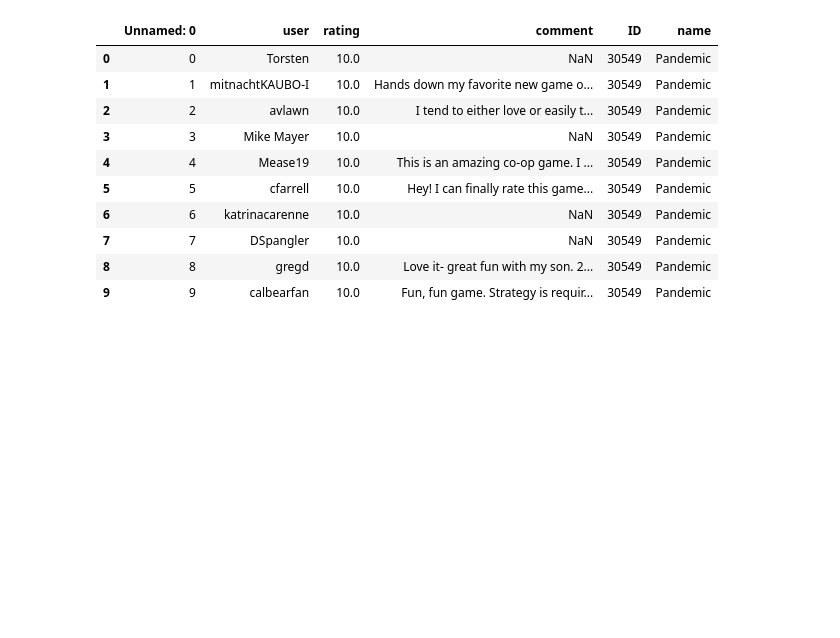
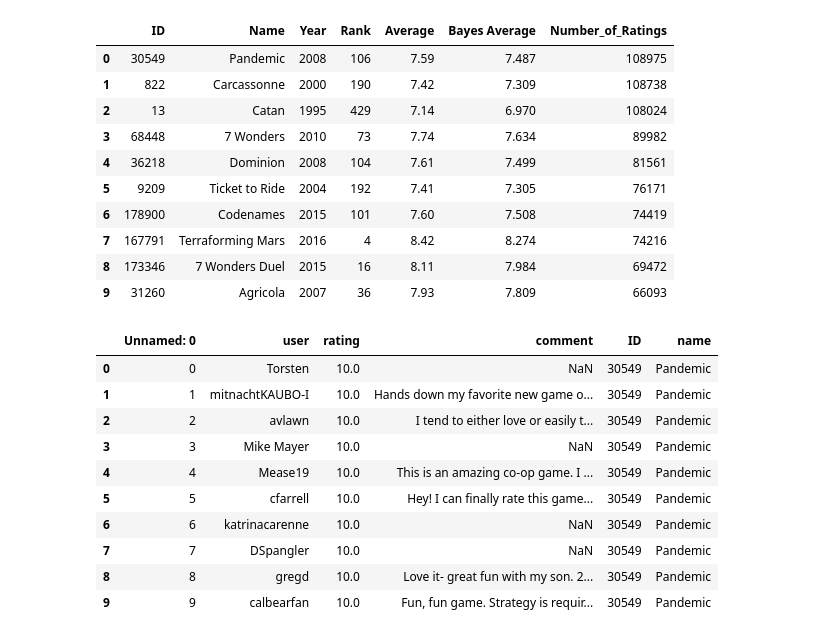
Before and after one commit to NeriDSE/Neri_PythonProject_DSE, a Jupyter notebook: Source/notebook_to_test.ipynb, the cells around one changed output. Saved outputs shown, nothing was run; the diff lists cells and outputs as text; code cells hidden in the pictures; blank space fills up the shorter version.

```diff
--- a/Source/notebook_to_test.ipynb
+++ b/Source/notebook_to_test.ipynb
@@ -27,12 +27,24 @@ dataset.head(10)
 | 8 | 15 | 173346 | 7 Wonders Duel | 2015 | 16 | 8.11 | 7.984 | 69472 | /boardgame/173346/7-wonders-duel | ... |
 | 9 | 35 | 31260 | Agricola | 2007 | 36 | 7.93 | 7.809 | 66093 | /boardgame/31260/agricola | ... |
 # %%
-clean_data  = dataset.drop(["URL", "Thumbnail", "Unnamed: 0"], axis = 1)
-clean_data = clean_data.rename(columns = {"Bayes average": "Bayes Average", "Users rated" : "Number_of_Ratings"})
+clean_rank_data  = dataset.drop(["URL", "Thumbnail", "Unnamed: 0"], axis = 1)
+clean_rank_data = clean_rank_data.rename(columns = {"Bayes average": "Bayes Average", "Users rated" : "Number_of_Ratings"})
 
 # Cleaned the data: took out the Bayes average, URL and thumbnail columns
 
-clean_data.head(10)
+clean_rank_data.head(10)
+# %% [output]
+|  | ID | Name | Year | Rank | Average | Bayes Average | Number_of_Ratings |
+| 0 | 30549 | Pandemic | 2008 | 106 | 7.59 | 7.487 | 108975 |
+| 1 | 822 | Carcassonne | 2000 | 190 | 7.42 | 7.309 | 108738 |
+| 2 | 13 | Catan | 1995 | 429 | 7.14 | 6.970 | 108024 |
+| 3 | 68448 | 7 Wonders | 2010 | 73 | 7.74 | 7.634 | 89982 |
+| 4 | 36218 | Dominion | 2008 | 104 | 7.61 | 7.499 | 81561 |
+| 5 | 9209 | Ticket to Ride | 2004 | 192 | 7.41 | 7.305 | 76171 |
+| 6 | 178900 | Codenames | 2015 | 101 | 7.60 | 7.508 | 74419 |
+| 7 | 167791 | Terraforming Mars | 2016 | 4 | 8.42 | 8.274 | 74216 |
+| 8 | 173346 | 7 Wonders Duel | 2015 | 16 | 8.11 | 7.984 | 69472 |
+| 9 | 31260 | Agricola | 2007 | 36 | 7.93 | 7.809 | 66093 |
 # %%
 file_reviews = "bgg-19m-reviews.csv" # second dataset
 dataset_reviews = pd.read_csv(f'{data_path}/{file_reviews}')
```
Also changed, not shown: parts of 12 cells of this notebook, 9 other files.
